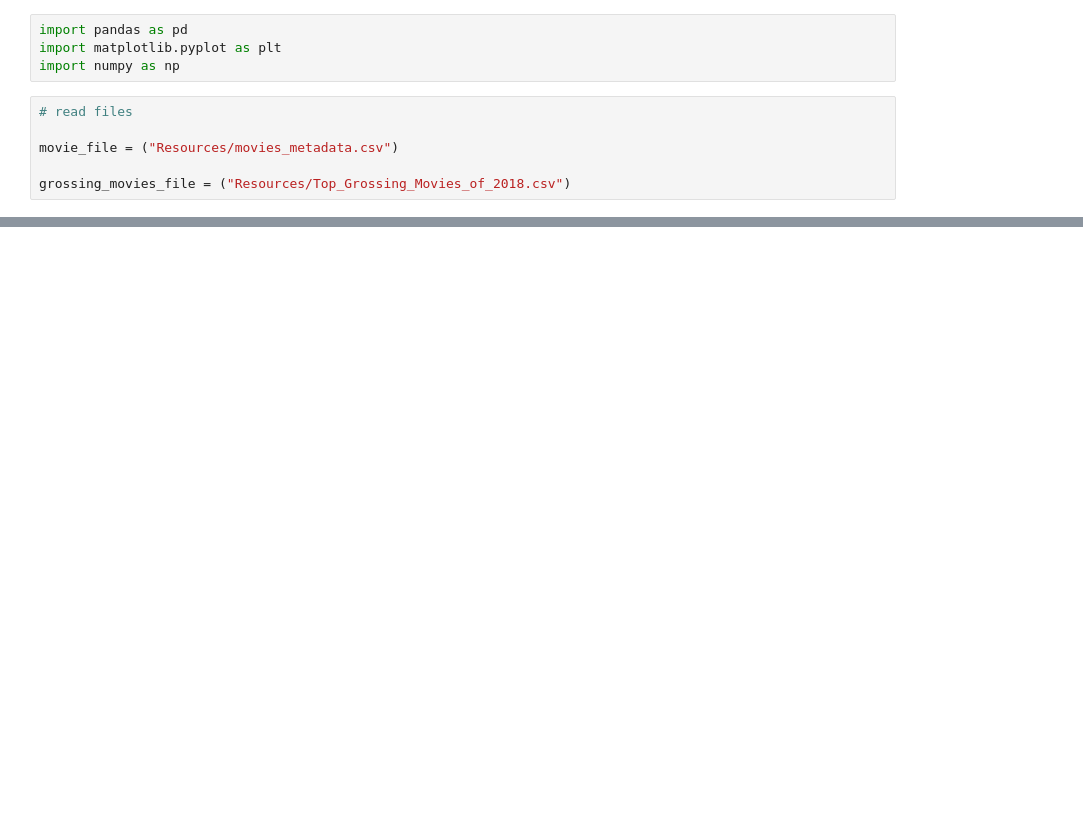
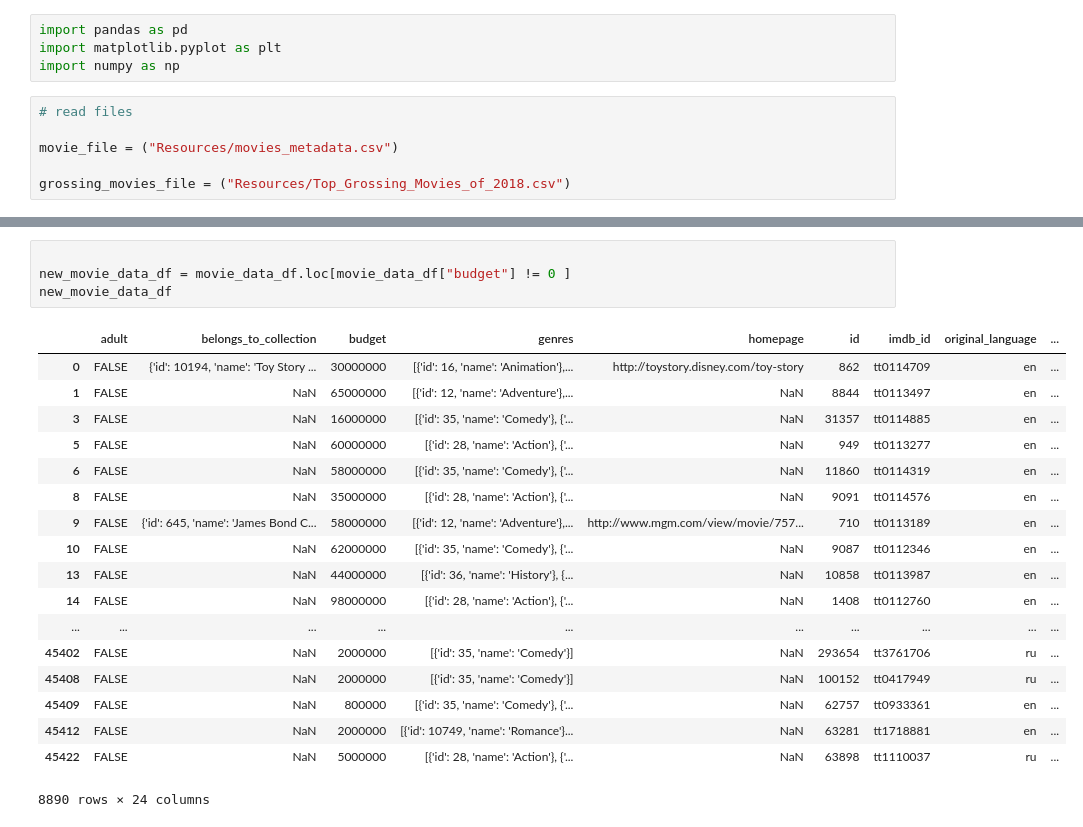
Before and after one commit to sarahshelden/Project1DataScience, a Jupyter notebook: movies.ipynb, the cells around one changed output, grey strips where cells are left out. Drawn from its saved outputs; the diff is of its cells as text; blank space fills up the shorter version.

Commit message:
data anayalsis q1

```diff
--- a/movies.ipynb
+++ b/movies.ipynb
@@ -22,0 +49,23 @@ FileNotFoundError: File b'Resources/Top_Grossing_Movies_of_2018.csv' does not ex
+# %%
+
+new_movie_data_df = movie_data_df.loc[movie_data_df["budget"] != 0 ]
+new_movie_data_df
+# %% [output]
+|  | adult | belongs_to_collection | budget | genres | homepage | id | imdb_id | original_language | ... |
+| 0 | FALSE | {'id': 10194, 'name': 'Toy Story ... | 30000000 | [{'id': 16, 'name': 'Animation'},... | http://toystory.disney.com/toy-story | 862 | tt0114709 | en | ... |
+| 1 | FALSE | NaN | 65000000 | [{'id': 12, 'name': 'Adventure'},... | NaN | 8844 | tt0113497 | en | ... |
+| 3 | FALSE | NaN | 16000000 | [{'id': 35, 'name': 'Comedy'}, {'... | NaN | 31357 | tt0114885 | en | ... |
+| 5 | FALSE | NaN | 60000000 | [{'id': 28, 'name': 'Action'}, {'... | NaN | 949 | tt0113277 | en | ... |
+| 6 | FALSE | NaN | 58000000 | [{'id': 35, 'name': 'Comedy'}, {'... | NaN | 11860 | tt0114319 | en | ... |
+| 8 | FALSE | NaN | 35000000 | [{'id': 28, 'name': 'Action'}, {'... | NaN | 9091 | tt0114576 | en | ... |
+| 9 | FALSE | {'id': 645, 'name': 'James Bond C... | 58000000 | [{'id': 12, 'name': 'Adventure'},... | http://www.mgm.com/view/movie/757... | 710 | tt0113189 | en | ... |
+| 10 | FALSE | NaN | 62000000 | [{'id': 35, 'name': 'Comedy'}, {'... | NaN | 9087 | tt0112346 | en | ... |
+| 13 | FALSE | NaN | 44000000 | [{'id': 36, 'name': 'History'}, {... | NaN | 10858 | tt0113987 | en | ... |
+| 14 | FALSE | NaN | 98000000 | [{'id': 28, 'name': 'Action'}, {'... | NaN | 1408 | tt0112760 | en | ... |
+| ... | ... | ... | ... | ... | ... | ... | ... | ... | ... |
+| 45402 | FALSE | NaN | 2000000 | [{'id': 35, 'name': 'Comedy'}] | NaN | 293654 | tt3761706 | ru | ... |
+| 45408 | FALSE | NaN | 2000000 | [{'id': 35, 'name': 'Comedy'}] | NaN | 100152 | tt0417949 | ru | ... |
+| 45409 | FALSE | NaN | 800000 | [{'id': 35, 'name': 'Comedy'}, {'... | NaN | 62757 | tt0933361 | en | ... |
+| 45412 | FALSE | NaN | 2000000 | [{'id': 10749, 'name': 'Romance'}... | NaN | 63281 | tt1718881 | en | ... |
+| 45422 | FALSE | NaN | 5000000 | [{'id': 28, 'name': 'Action'}, {'... | NaN | 63898 | tt1110037 | ru | ... |
+8890 rows × 24 columns
```
Also changed, not shown: parts of 4 cells of this notebook, 1 other file.
